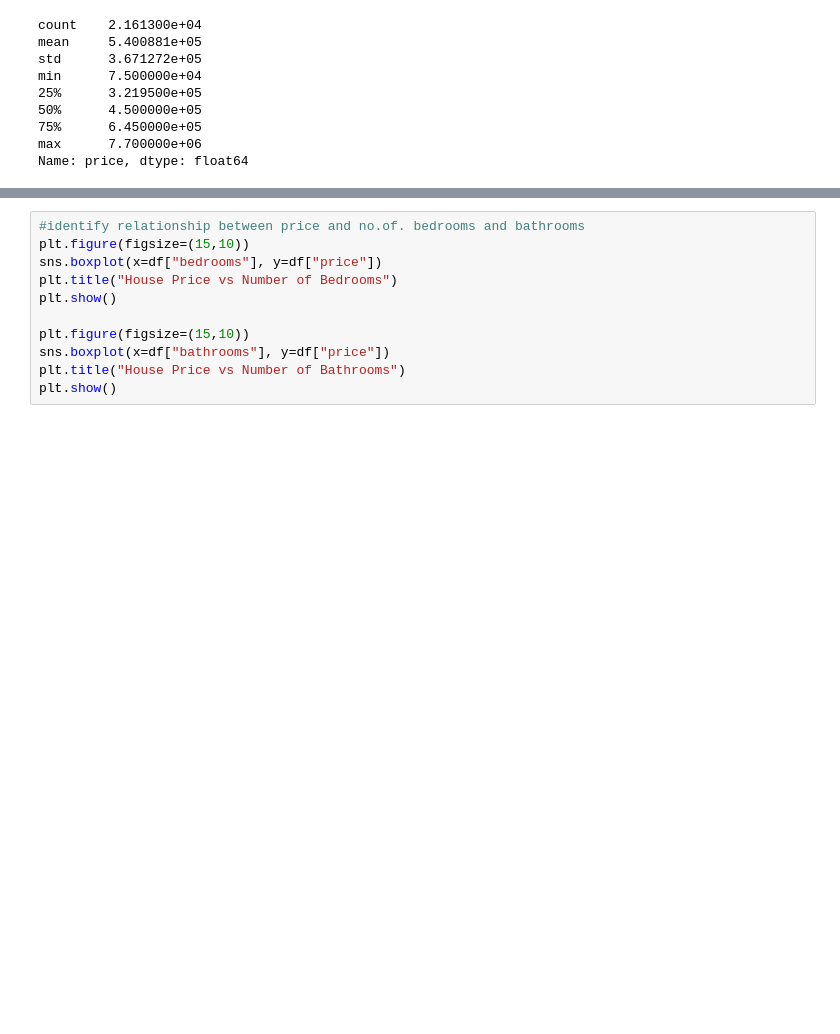
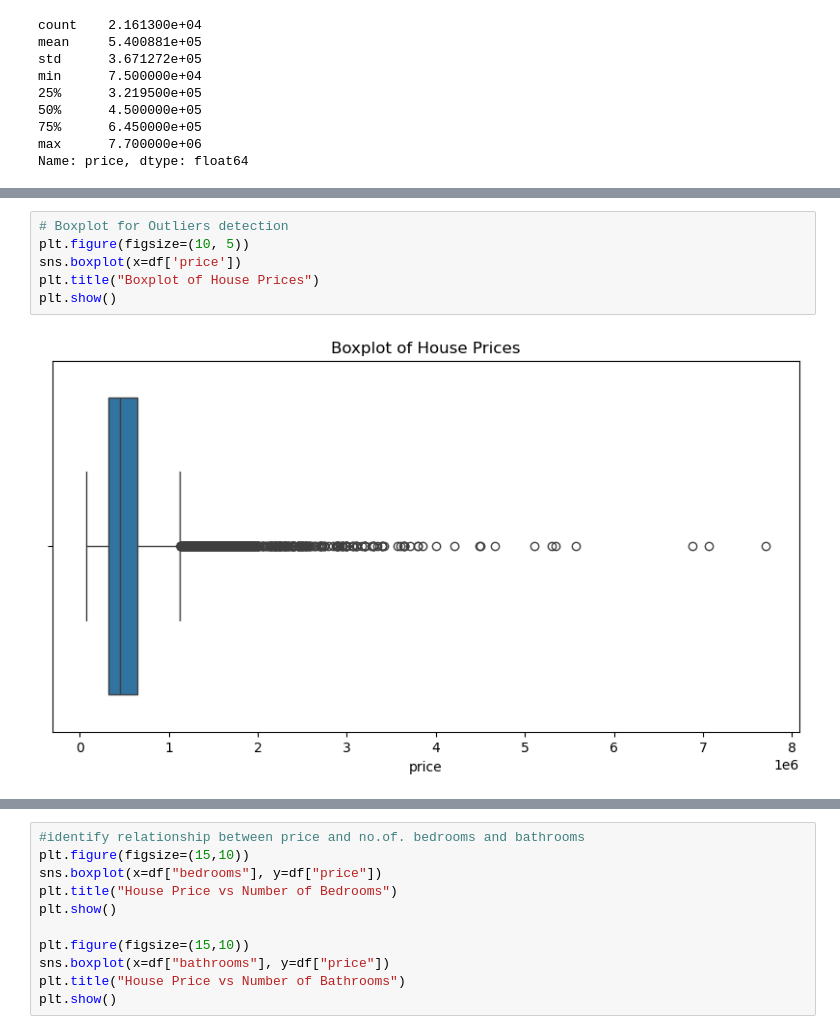
Before and after one commit to Aarabishan/PDS_Portfolio, a Jupyter notebook: Portfolio_Complete_Analysis.ipynb, the cells around one changed output, grey strips where cells are left out. Drawn from its saved outputs; the diff is of its cells as text; blank space fills up the shorter version.

```diff
--- a/Portfolio_Complete_Analysis.ipynb
+++ b/Portfolio_Complete_Analysis.ipynb
@@ -233,3 +239,11 @@ plt.ylabel("Count of houses in each price range")
 plt.show()
 # %% [output]
 [figure]
+# %%
+# Boxplot for Outliers detection
+plt.figure(figsize=(10, 5))
+sns.boxplot(x=df['price'])
+plt.title("Boxplot of House Prices")
+plt.show()
+# %% [output]
+[figure, added]
```
Also changed, not shown: parts of 4 cells of this notebook.
